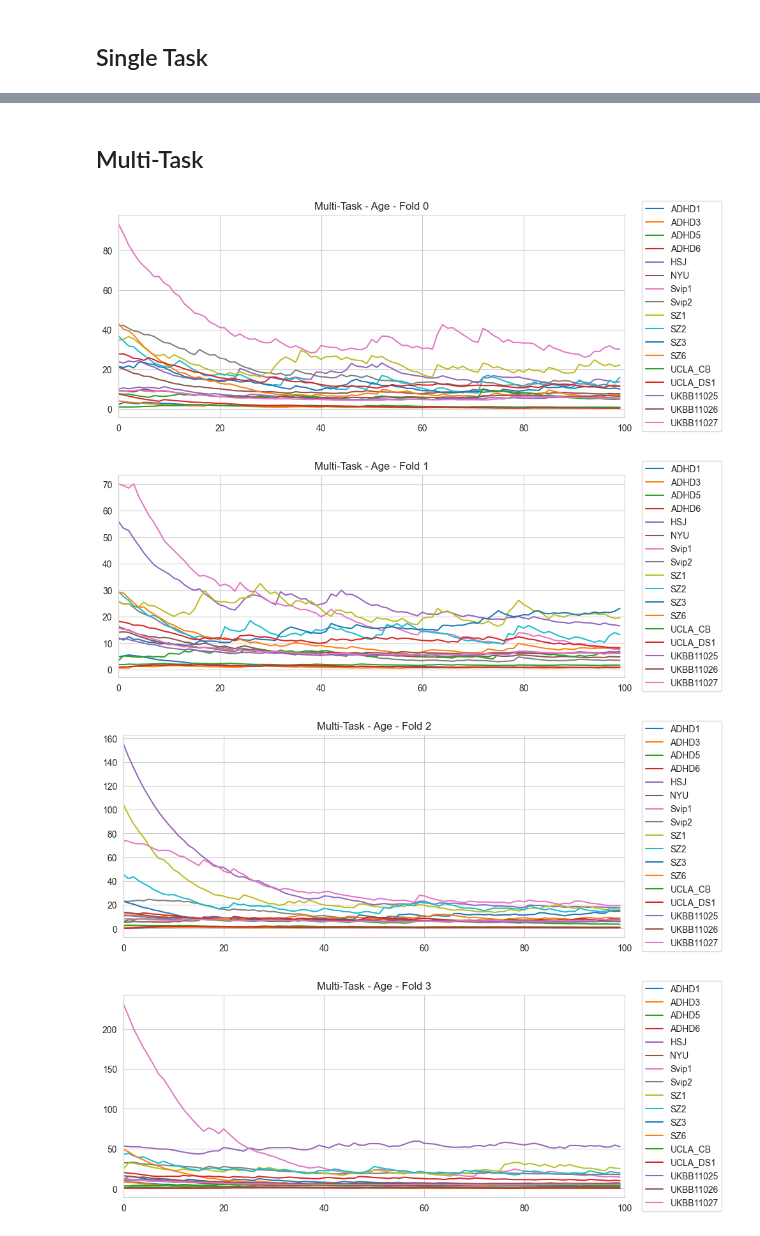
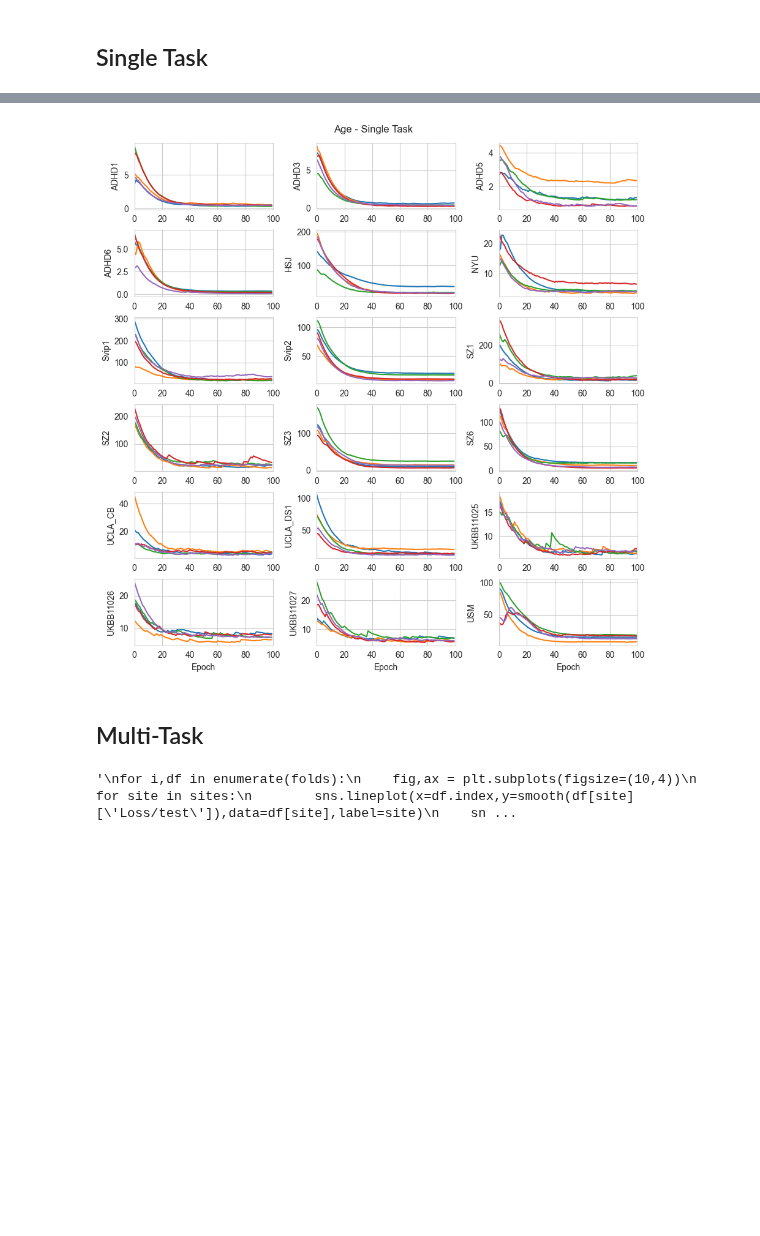
Before and after one commit to harveyaa/neuropsych_mtl, a Jupyter notebook: MTL/MTL_age_training_plots.ipynb, the cells around one changed output, grey strips where cells are left out. Saved outputs shown, nothing was run; the diff lists cells and outputs as text; code cells hidden in the pictures; blank space fills up the shorter version.

Commit message:
finesse plots & cleanup old

```diff
--- a/MTL/MTL_age_training_plots.ipynb
+++ b/MTL/MTL_age_training_plots.ipynb
@@ -34,7 +34,8 @@ sites = ['ADHD1',
         'UCLA_DS1',
         'UKBB11025',
         'UKBB11026',
-        'UKBB11027']
+        'UKBB11027',
+        'USM']
 # %%
 sns.set_style('whitegrid')
 # %% [markdown]
@@ -80,3 +72,26 @@ for site in res_single:
+# %%
+# TABLE PLOTS
+# Forget the legend because the folds don't mean anything in this context anyways
+fig,ax = plt.subplots(6,3,figsize=(9,9))
+tuples = [(0,0),(0,1),(0,2),(1,0),(1,1),(1,2),(2,0),(2,1),(2,2),(3,0),(3,1),(3,2),(4,0),(4,1),(4,2),(5,0),(5,1),(5,2)]
+for j,site in enumerate(res_single):
+    for i,df in enumerate(res_single[site]):
+        sns.lineplot(x=df.index,y=smooth(df['Loss/test']),data=df,label=f'fold_{i}',ax=ax[tuples[j]])
+    if j==0:
+        h, l = ax[tuples[j]].get_legend_handles_labels()
+    ax[tuples[j]].get_legend().remove()
+    ax[tuples[j]].set_ylabel(f'{site}')
+    ax[tuples[j]].set_xlim(0,100)
+
+    if (j == 15) | (j == 16)| (j == 17):
+        ax[tuples[j]].set_xlabel('Epoch')
+
+plt.suptitle('Age - Single Task',y=1)
+plt.tight_layout(pad=0.5)
+plt.savefig(os.path.join(p_out_parent,f'figures/ST_training.png'),dpi=300)
+plt.show()
+# %% [output]
+[figure, added]
 # %% [markdown]
 ## Multi-Task
 # %%
@@ -90,6 +105,8 @@ for i in range(n_folds):
     df = pd.read_csv(os.path.join(p,f'fold_{i}',file),index_col=0,header=[0,1])
     folds.append(df)
 # %%
+# INDIVIDUAL PLOTS
+"""
 for i,df in enumerate(folds):
     fig,ax = plt.subplots(figsize=(10,4))
     for site in sites:
@@ -101,8 +118,6 @@ for i,df in enumerate(folds):
     plt.tight_layout()
     plt.savefig(os.path.join(p_out_parent,f'figures/all_fold{i}.png'))
     plt.show()
+"""
 # %% [output]
-[figure, removed]
-[figure, removed]
-[figure, removed]
-[figure, removed]
+'\nfor i,df in enumerate(folds):\n    fig,ax = plt.subplots(figsize=(10,4))\n    for site in sites:\n        sns.lineplot(x=df.index,y=smooth(df[site][\'Loss/test\']),data=df[site],label=site)\n    sn ...
```
Also changed, not shown: parts of 3 cells of this notebook, 23 other files.
